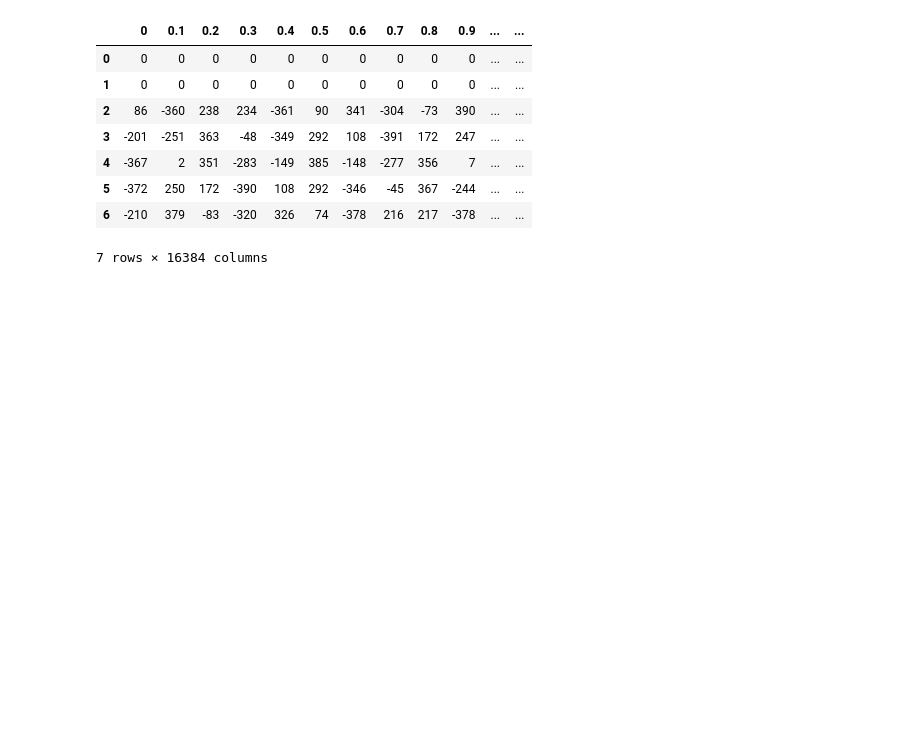
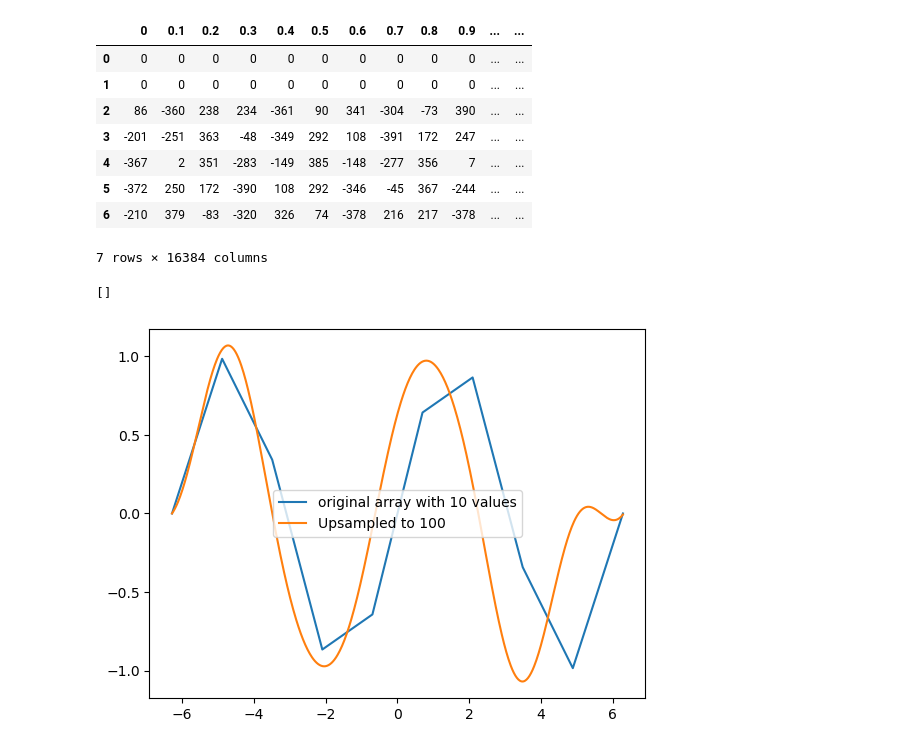
Before and after one commit to GregwiseNoah/PyQt5, a Jupyter notebook: Skeleton/Data/Untitled.ipynb, the cells around one changed output. Drawn from its saved outputs; the diff is of its cells as text; code cells hidden in the pictures; blank space fills up the shorter version.

```diff
--- a/Skeleton/Data/Untitled.ipynb
+++ b/Skeleton/Data/Untitled.ipynb
@@ -111,0 +115,14 @@ pg.plot(freq_trans, abs(trans_fft)).setLogMode(False, True)
+# %%
+unsampled = np.linspace(-2*np.pi,2*np.pi, 10)
+sine = np.sin(unsampled)
+upsampled = signal.resample(sine, 600)
+# %%
+import matplotlib.pyplot as plt
+
+plt.plot( unsampled, np.sin(unsampled), label = "original array with 10 values")
+plt.plot( np.linspace(-2*np.pi,2*np.pi, 600), upsampled, label = "Upsampled to 100")
+plt.legend()
+plt.plot()
+# %% [output]
+[]
+[figure, added]
```
Also changed, not shown: parts of 3 cells of this notebook, 3 other files.
